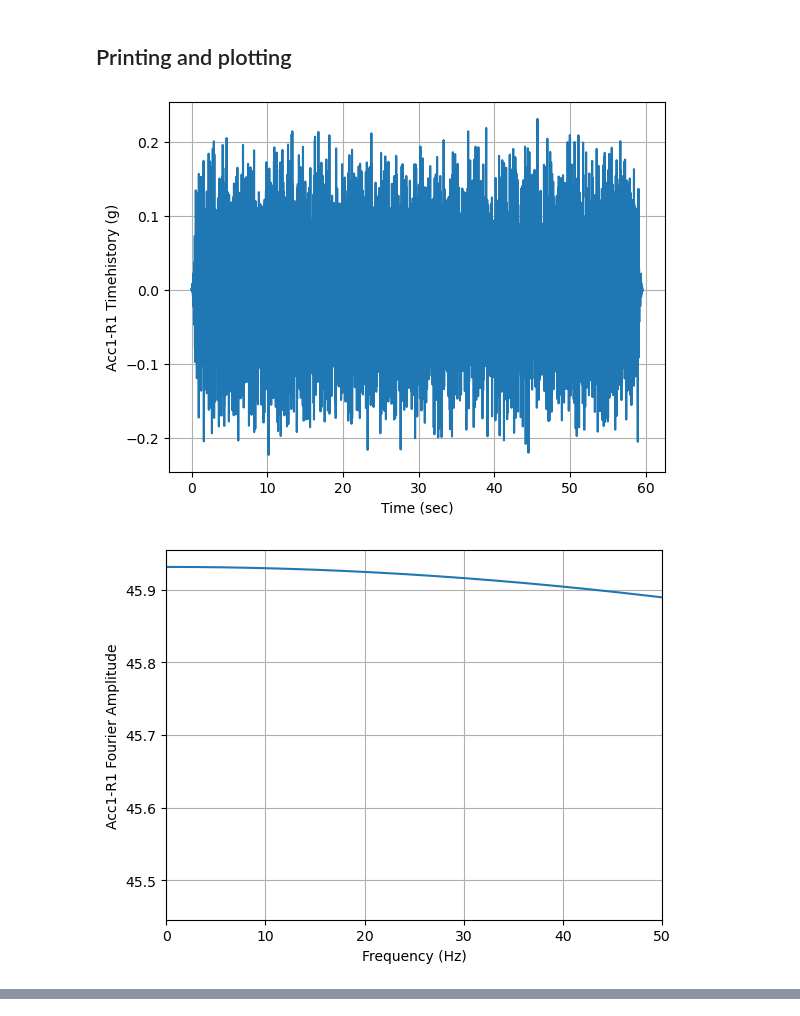
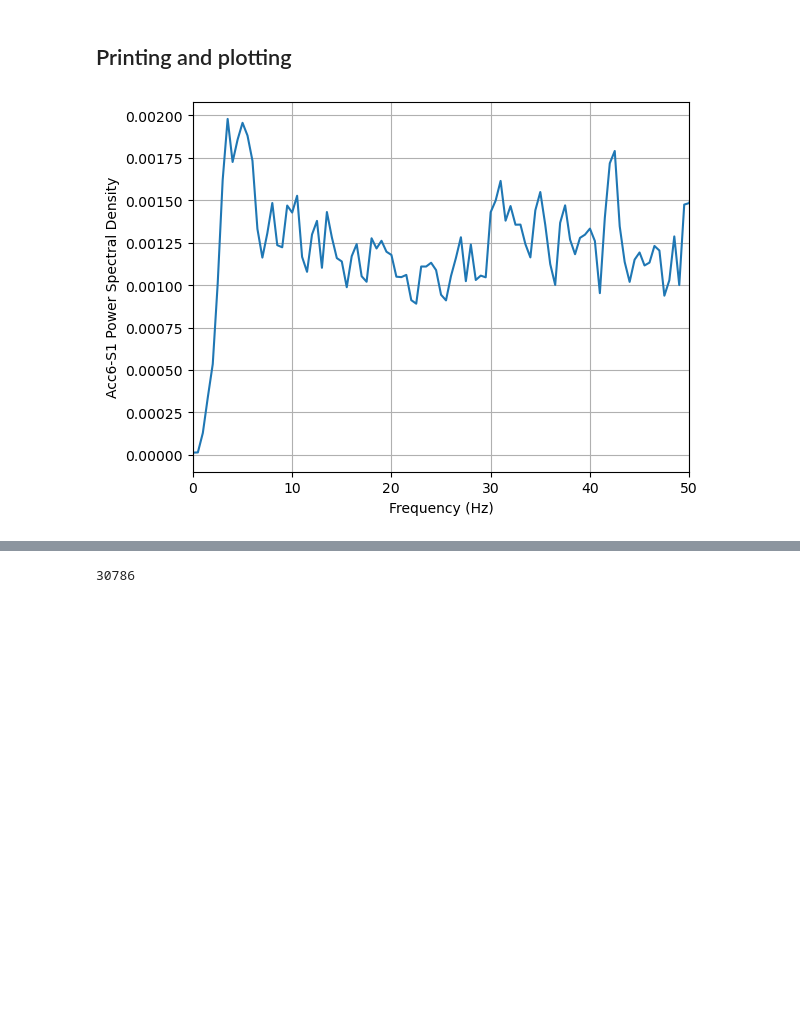
Before and after one commit to dkaramitros/pyDySP, a Jupyter notebook: example_equals.ipynb, the cells around one changed output, grey strips where cells are left out. Drawn from its saved outputs; the diff is of its cells as text; code cells hidden in the pictures; blank space fills up the shorter version.

```diff
--- a/example_equals.ipynb
+++ b/example_equals.ipynb
@@ -120,10 +120,9 @@ for i,i_test in enumerate(test):
 # %% [markdown]
 ## Printing and plotting
 # %%
-ax = test[1].channel[0].plot(plot_type="Timehistory")
-ax = test[1].channel[0].plot(plot_type="Fourier")
-ax = test[1].channel[0].plot(plot_type="Power")
-ax = test[1].channel[0].plot(plot_type="Arias")
+ax = test[1].channel[8].plot(plot_type="Timehistory")
+ax = test[1].channel[8].plot(plot_type="Fourier")
+ax = test[1].channel[8].plot(plot_type="Power", nperseg=1024)
+ax = test[1].channel[8].plot(plot_type="Arias")
 # %% [output]
-[figure, old version]
+[figure, new version]
-[figure, removed]
@@ -132,3 +129,7 @@ ax = test[1].channel[0].plot(plot_type="Arias")
+# %%
+test[1].channel[8]._points
+# %% [output]
+30786
 # %%
 ax = test[1].plot(channels=[13,11,9,8], columns=1, plot_type="Timehistory") #same inputs as above
 # %% [output]
```
Also changed, not shown: parts of 5 cells of this notebook, 1 other file.
